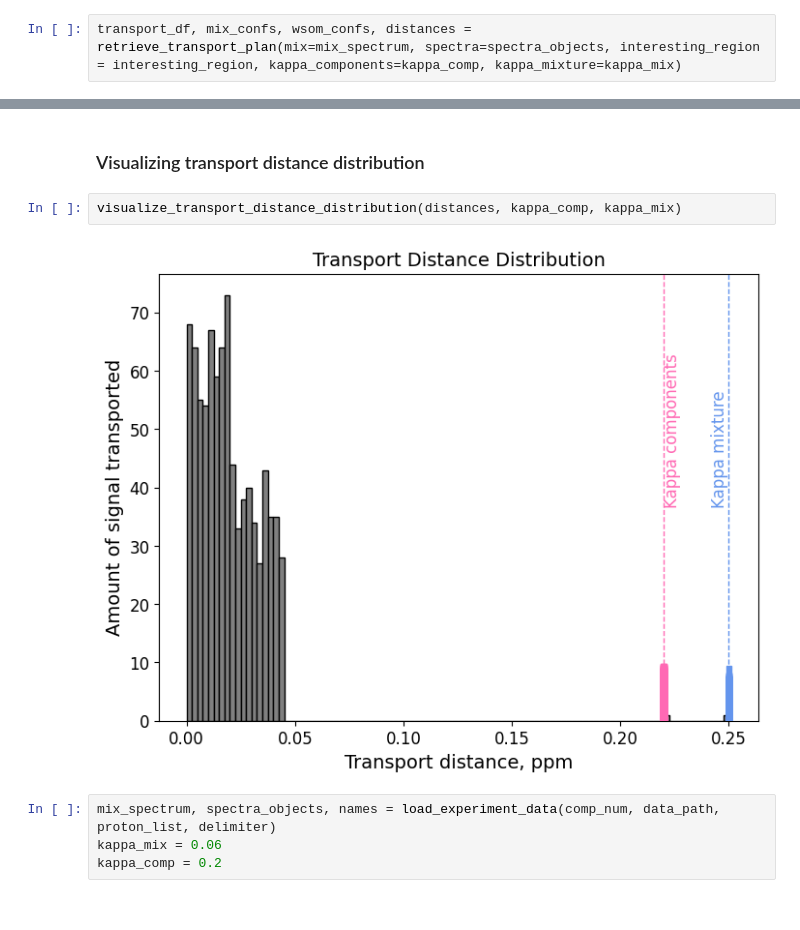
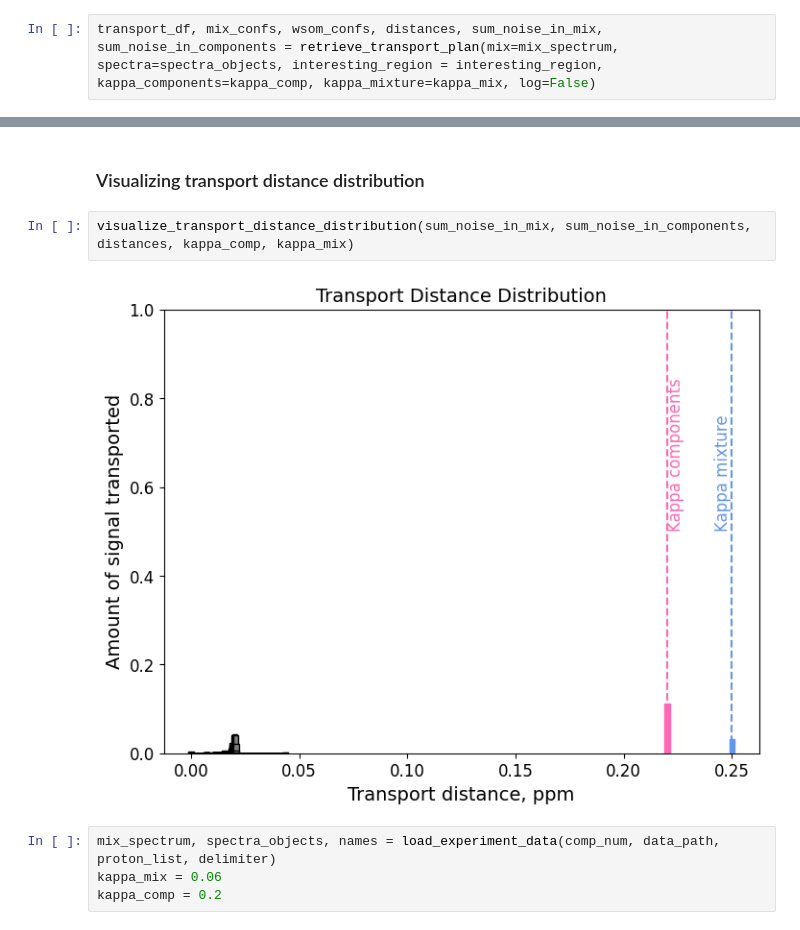
Before and after one commit to BDomzal/magnetstein, a Jupyter notebook: visualization_package/visualization_examples.ipynb, the cells around one changed output, grey strips where cells are left out. Cells and saved outputs as stored; diff of their text form.

```diff
--- a/visualization_package/visualization_examples.ipynb
+++ b/visualization_package/visualization_examples.ipynb
@@ -51,7 +51,7 @@ mix_spectrum, spectra_objects, names = load_experiment_data(comp_num, data_path,
 # %% [markdown]
 ### Retrieving transport plan
 # %%
-transport_df, mix_confs, wsom_confs, distances = retrieve_transport_plan(mix=mix_spectrum, spectra=spectra_objects, interesting_region = interesting_region, kappa_components=kappa_comp, kappa_mixture=kappa_mix)
+transport_df, mix_confs, wsom_confs, distances, sum_noise_in_mix, sum_noise_in_components = retrieve_transport_plan(mix=mix_spectrum, spectra=spectra_objects, interesting_region = interesting_region, kappa_components=kappa_comp, kappa_mixture=kappa_mix, log=False)
 # %% [output]
 Removed components' spectra due to no matching peaks in mixture's spectrum: []
 Envelope bounds: [(np.float64(0.457009), np.float64(9.01304), 0), (np.float64(0.457009), np.float64(9.01304), 1)]
@@ -74,9 +74,9 @@ visualize_transport_plan(transport_df, mix_confs, wsom_confs, experiment_name=No
 # %% [markdown]
 ### Visualizing transport distance distribution
 # %%
-visualize_transport_distance_distribution(distances, kappa_comp, kappa_mix)
+visualize_transport_distance_distribution(sum_noise_in_mix, sum_noise_in_components, distances, kappa_comp, kappa_mix)
 # %% [output]
-[figure, old version]
+[figure, new version]
 # %%
 mix_spectrum, spectra_objects, names = load_experiment_data(comp_num, data_path, proton_list, delimiter)
 kappa_mix = 0.06
```
Also changed, not shown: parts of 4 cells of this notebook, 4 other files.
